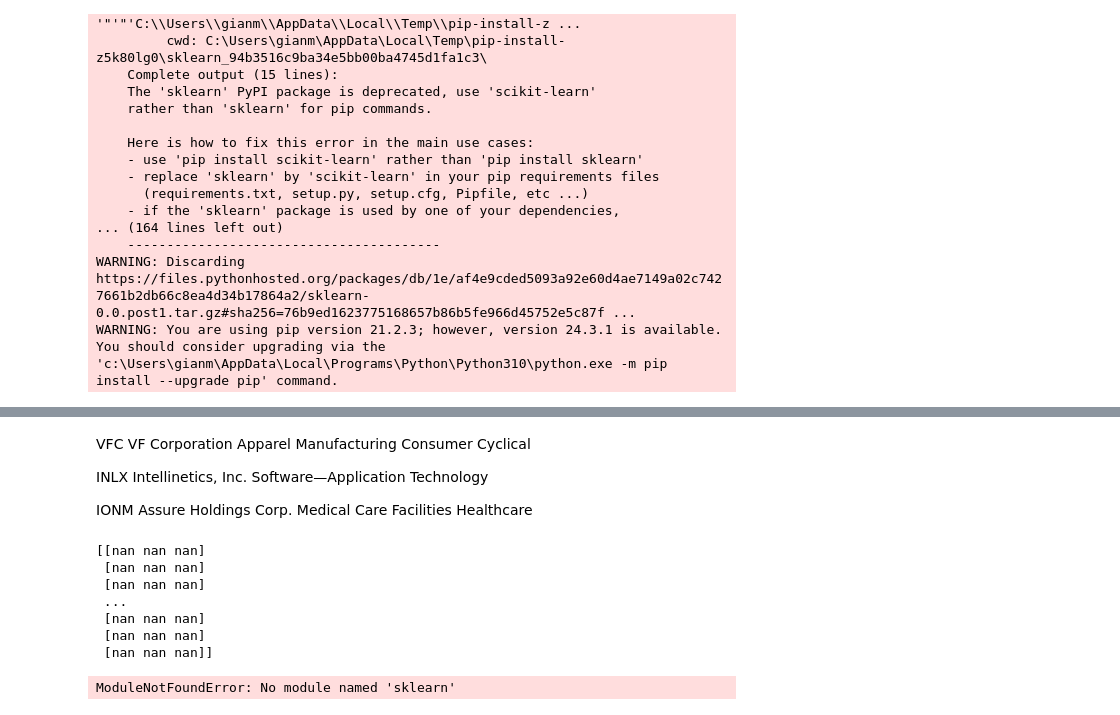
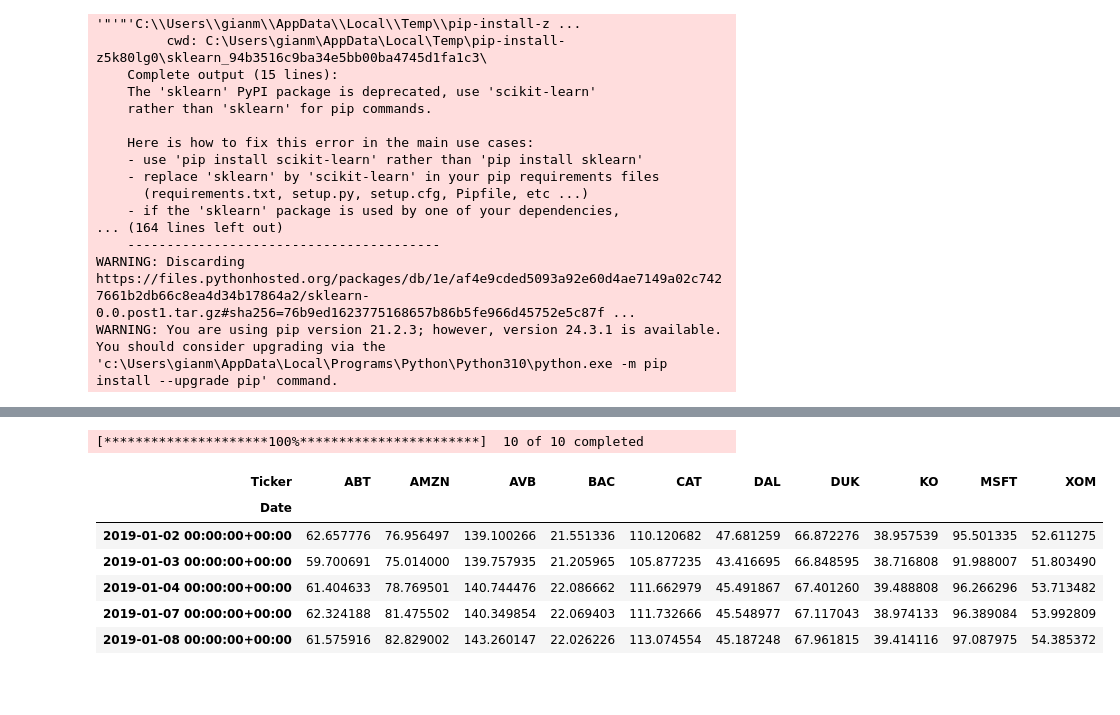
Before and after one commit to matsammut/ARI5122-Finance, a Jupyter notebook: A1Q2.ipynb, the cells around one changed output, grey strips where cells are left out. Cells and saved outputs as stored; diff of their text form; code cells hidden in the pictures; blank space fills up the shorter version.

```diff
--- a/A1Q2.ipynb
+++ b/A1Q2.ipynb
@@ -87,40 +58,24 @@ snpClosing = scaler.fit_transform(snpClosing)
-# %% [markdown]
-VFC	    VF Corporation	        Apparel Manufacturing	Consumer Cyclical
-
-INLX	Intellinetics,   Inc.	Software—Application	Technology
-
-IONM	Assure Holdings Corp.	Medical Care Facilities	Healthcare
-# %%
-print(snpClosing)
-# %% [output]
-[[nan nan nan]
- [nan nan nan]
- [nan nan nan]
- ...
- [nan nan nan]
- [nan nan nan]
- [nan nan nan]]
-# %%
-from sklearn.decomposition import PCA
-import matplotlib.pyplot as plt
-pca = PCA()
-principal_components = pca.fit_transform(snpClosing)
-
-pca_df = pd.DataFrame(data=principal_components, columns=[f"PC{i+1}" for i in range(len(pca.explained_variance_ratio_))], index=snpClosing.index)
-explained_variance = pca.explained_variance_ratio_
-
-print("Explained Variance Ratio:", explained_variance)
-
-# Visualize explained variance
-plt.figure(figsize=(8, 5))
-plt.bar(range(1, len(explained_variance) + 1), explained_variance, alpha=0.7, align='center',
-        label='Individual Explained Variance')
-plt.step(range(1, len(explained_variance) + 1), explained_variance.cumsum(), where='mid',
-         label='Cumulative Explained Variance')
-plt.ylabel('Explained Variance Ratio')
-plt.xlabel('Principal Components')
-plt.title('Explained Variance by Principal Components')
-plt.legend(loc='best')
-plt.show()
-# %% [output]
-ModuleNotFoundError: No module named 'sklearn'
+# %%
+import numpy as np
+import yfinance as yf
+import matplotlib.pyplot as plt
+from sklearn.decomposition import PCA
+import pandas as pd
+
+
+
+snp_tickers = ['ABT', 'MSFT', 'XOM', 'AMZN', 'DAL', 'AVB', 'KO', 'CAT', 'BAC', 'DUK']
+
+
+df = yf.download(snp_tickers, start='2019-01-01', end='2021-12-31')['Adj Close']
+df.dropna(inplace=True)
+df.head()
+# %% [output]
+[*********************100%***********************]  10 of 10 completed
+| Ticker | ABT | AMZN | AVB | BAC | CAT | DAL | DUK | KO | MSFT | XOM |
+| Date |  |  |  |  |  |  |  |  |  |  |
+| 2019-01-02 00:00:00+00:00 | 62.657776 | 76.956497 | 139.100266 | 21.551336 | 110.120682 | 47.681259 | 66.872276 | 38.957539 | 95.501335 | 52.611275 |
+| 2019-01-03 00:00:00+00:00 | 59.700691 | 75.014000 | 139.757935 | 21.205965 | 105.877235 | 43.416695 | 66.848595 | 38.716808 | 91.988007 | 51.803490 |
+| 2019-01-04 00:00:00+00:00 | 61.404633 | 78.769501 | 140.744476 | 22.086662 | 111.662979 | 45.491867 | 67.401260 | 39.488808 | 96.266296 | 53.713482 |
+| 2019-01-07 00:00:00+00:00 | 62.324188 | 81.475502 | 140.349854 | 22.069403 | 111.732666 | 45.548977 | 67.117043 | 38.974133 | 96.389084 | 53.992809 |
+| 2019-01-08 00:00:00+00:00 | 61.575916 | 82.829002 | 143.260147 | 22.026226 | 113.074554 | 45.187248 | 67.961815 | 39.414116 | 97.087975 | 54.385372 |
```
Also changed, not shown: parts of 3 cells of this notebook.
